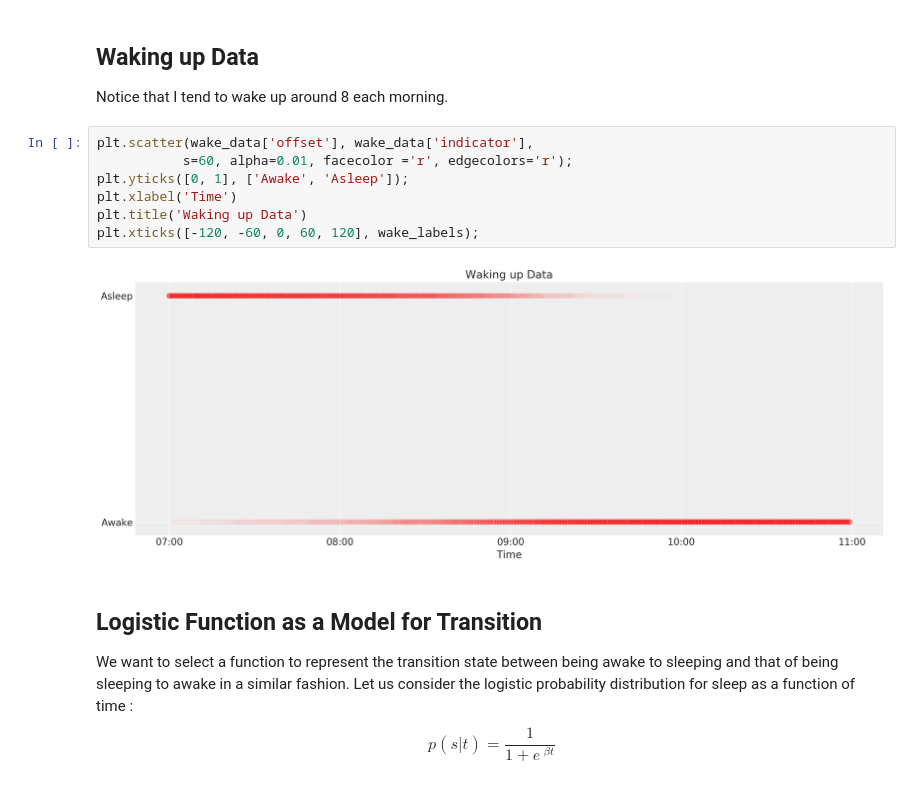
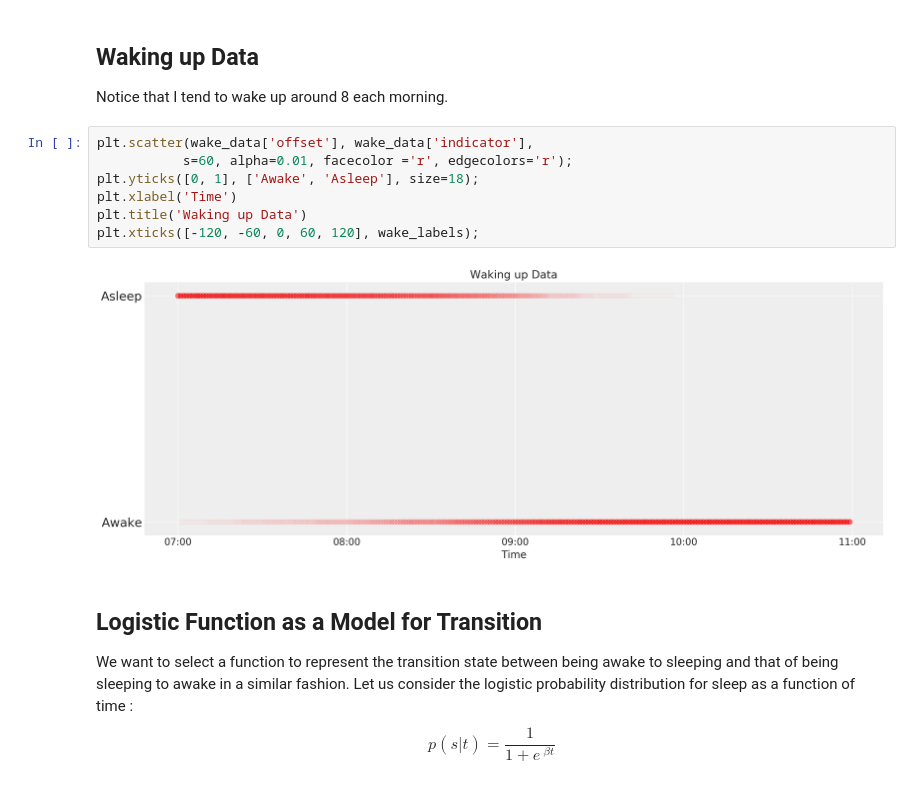
Before and after one commit to bwassim/Health-Data-Analysis, a Jupyter notebook: Analyse-Garmin-Health-Data.ipynb, the cells around one changed output. Cells and saved outputs as stored; diff of their text form.

```diff
--- a/Analyse-Garmin-Health-Data.ipynb
+++ b/Analyse-Garmin-Health-Data.ipynb
@@ -433,12 +453,12 @@ Notice that I tend to wake up around 8 each morning.
 # %%
 plt.scatter(wake_data['offset'], wake_data['indicator'],
            s=60, alpha=0.01, facecolor ='r', edgecolors='r');
-plt.yticks([0, 1], ['Awake', 'Asleep']);
+plt.yticks([0, 1], ['Awake', 'Asleep'], size=18);
 plt.xlabel('Time')
 plt.title('Waking up Data')
 plt.xticks([-120, -60, 0, 60, 120], wake_labels);
 # %% [output]
-[figure, old version]
+[figure, new version]
 # %% [markdown]
 ## Logistic Function as a Model for Transition
 We want to select a function to represent the transition state between being awake to sleeping and that of being sleeping to awake in a similar fashion. Let us consider the logistic probability distribution for sleep as a function of time :
```
Also changed, not shown: parts of 17 cells of this notebook.
